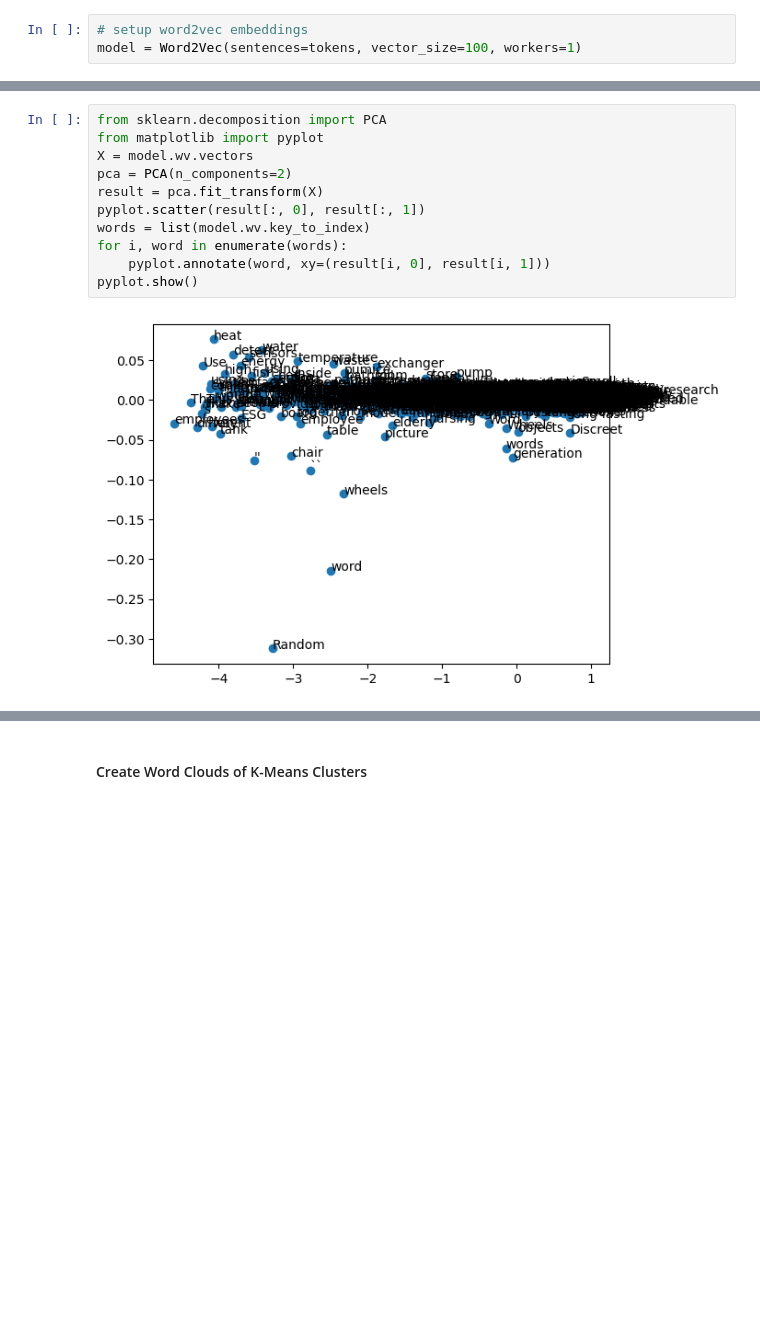
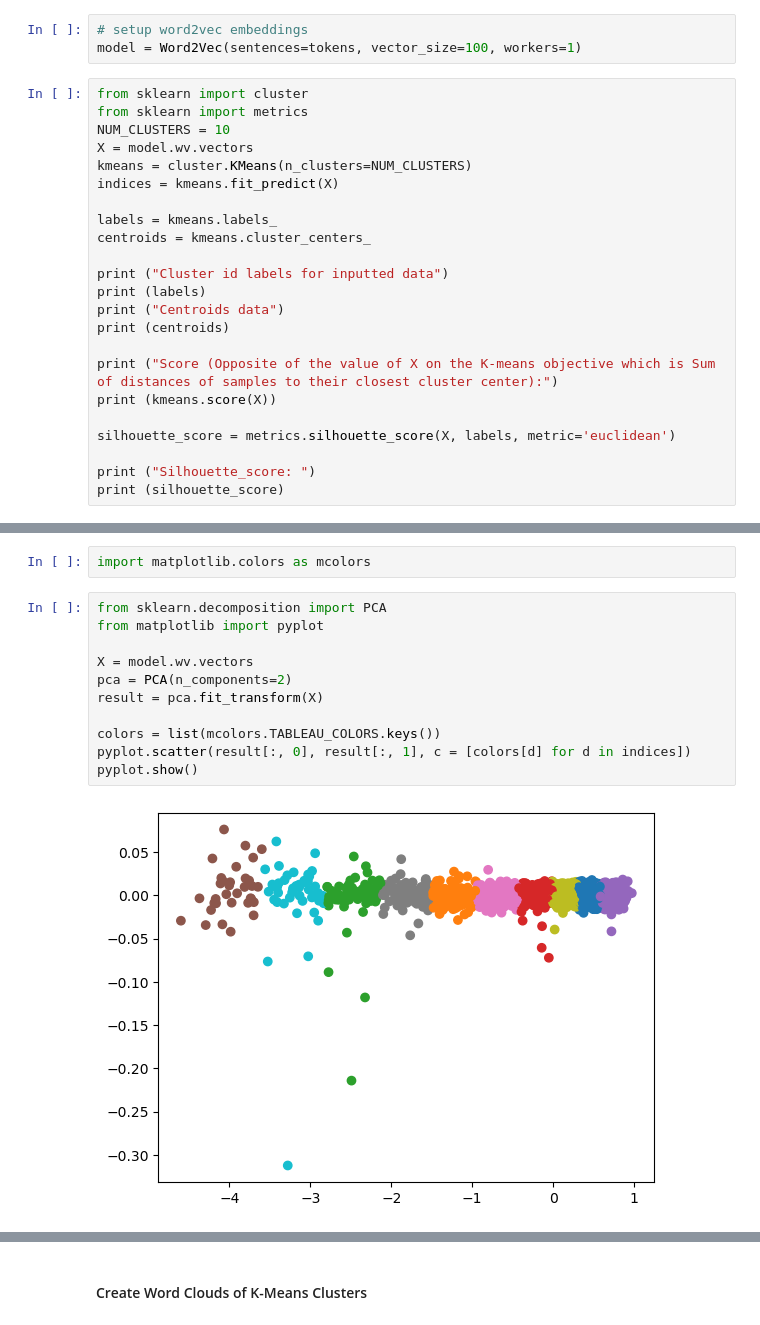
Before and after one commit to shahamana/rosetta-topic-model, a Jupyter notebook: student_analysis.ipynb, the cells around one changed output, grey strips where cells are left out. Cells and saved outputs as stored; diff of their text form; blank space fills up the shorter version.

Commit message:
pca and word clouds

```diff
--- a/student_analysis.ipynb
+++ b/student_analysis.ipynb
@@ -106,3 +106,26 @@ freqs = dict(counter)
 # %%
 # setup word2vec embeddings
 model = Word2Vec(sentences=tokens, vector_size=100, workers=1)
+# %%
+from sklearn import cluster
+from sklearn import metrics
+NUM_CLUSTERS = 10
+X = model.wv.vectors
+kmeans = cluster.KMeans(n_clusters=NUM_CLUSTERS)
+indices = kmeans.fit_predict(X)
+
+labels = kmeans.labels_
+centroids = kmeans.cluster_centers_
+
+print ("Cluster id labels for inputted data")
+print (labels)
+print ("Centroids data")
+print (centroids)
+
+print ("Score (Opposite of the value of X on the K-means objective which is Sum of distances of samples to their closest cluster center):")
+print (kmeans.score(X))
+
+silhouette_score = metrics.silhouette_score(X, labels, metric='euclidean')
+
+print ("Silhouette_score: ")
+print (silhouette_score)
@@ -109,13 +150,15 @@ model = Word2Vec(sentences=tokens, vector_size=100, workers=1)
+# %%
+import matplotlib.colors as mcolors
 # %%
 from sklearn.decomposition import PCA
 from matplotlib import pyplot
+
 X = model.wv.vectors
 pca = PCA(n_components=2)
 result = pca.fit_transform(X)
-pyplot.scatter(result[:, 0], result[:, 1])
-words = list(model.wv.key_to_index)
-for i, word in enumerate(words):
-    pyplot.annotate(word, xy=(result[i, 0], result[i, 1]))
+
+colors = list(mcolors.TABLEAU_COLORS.keys())
+pyplot.scatter(result[:, 0], result[:, 1], c = [colors[d] for d in indices])
 pyplot.show()
 # %% [output]
-[figure, old version]
+[figure, new version]
```
Also changed, not shown: parts of 14 cells of this notebook.
